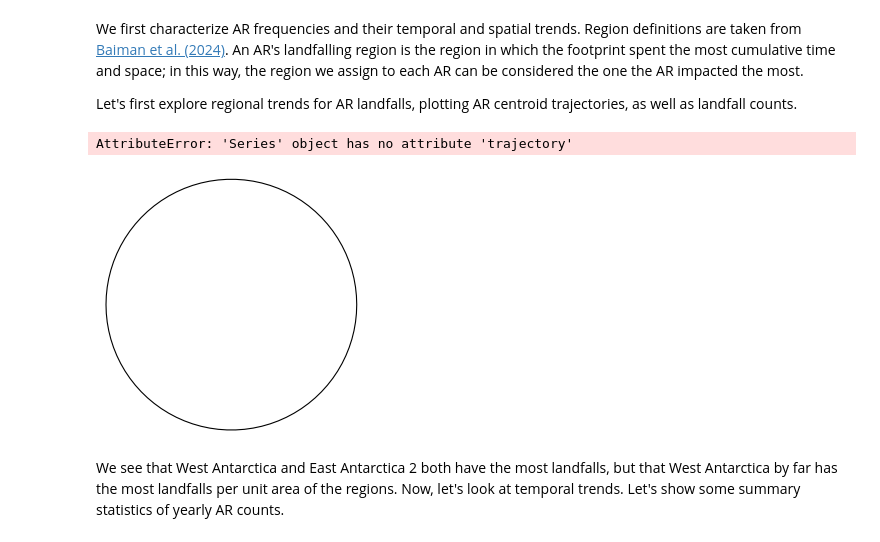
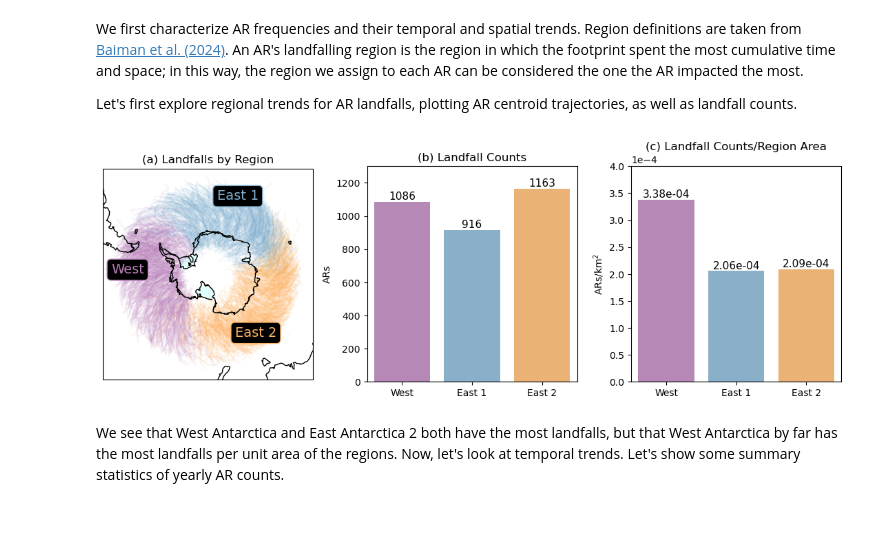
Before and after one commit to jbbutler/antarctic_AR_dataset, a Jupyter notebook: notebooks/dataset_explorations.ipynb, the cells around one changed output. Saved outputs shown, nothing was run; the diff lists cells and outputs as text; code cells hidden in the pictures.

```diff
--- a/notebooks/dataset_explorations.ipynb
+++ b/notebooks/dataset_explorations.ipynb
@@ -90,35 +119,58 @@ for label in region_defs.keys():
 # add geographic features to trajectory map
 ice_shelf_poly = cfeature.NaturalEarthFeature('physical', 'antarctic_ice_shelves_polys', '50m',edgecolor='none',facecolor='lightcyan') # 10m, 50m, 110m
 ax1.add_feature(ice_shelf_poly,linewidth=3)
 ice_shelf_line = cfeature.NaturalEarthFeature('physical', 'antarctic_ice_shelves_lines', '50m',edgecolor='black',facecolor='none') # 10m, 50m, 110m
 ax1.add_feature(ice_shelf_line,linewidth=1,zorder=13)
 ax1.coastlines(resolution='110m',linewidth=1,zorder=32)
 ax1.set_extent([-180,180,-90,-42], ccrs.PlateCarree())
 ax1.set_title('(a) Landfalls by Region')
 
 
 # add landfalling barcharts
 ax2 = plt.subplot(132)
 sns.countplot(dataset, x='region', ax=ax2, order=['West', 'East 1', 'East 2'], hue='region', palette=color_mapping)
+ax2.set_ylim(0, 1300)
 ax2.set_title('(b) Landfall Counts')
 ax2.set_ylabel('ARs')
 ax2.set_xlabel('')
+
+# add numbers
+for patch in ax2.patches:
+    height = patch.get_height()
+    if height > 0:
+        ax2.text(patch.get_x() + patch.get_width() / 2,
+                 height,
+                 f'{int(height)}',
+                 ha='center', va='bottom',
+                 fontsize=11)
 
 # add region normalized barcharts
 ax3 = plt.subplot(133)
 region_df = dataset.groupby('region').size()
 region_df = pd.concat([region_df.rename('count'), pd.Series(region_areas).rename('area')], axis=1, names=['region', 'area'])
 region_df['storms_per_area'] = region_df['count']/region_df['area']
-sns.barplot(data=region_df, x=region_df.index, y='storms_per_area', ax=ax3, order=['West', 'East 1', 'East 2'], hue=region_df.index, palette=color_mapping)
+sns.barplot(data=region_df, x=region_df.index, y='storms_per_area',
+            ax=ax3, order=['West', 'East 1', 'East 2'], hue=region_df.index,
+            palette=color_mapping)
+ax3.set_ylim(0, 4*10**(-4))
 ax3.set_title('(c) Landfall Counts/Region Area')
 ax3.ticklabel_format(style='sci', axis='y', scilimits=(0, 0))
 ax3.set_ylabel(r'ARs/km$^2$')
 ax3.set_xlabel('')
 
+# add numbers
+for patch in ax3.patches:
+    height = patch.get_height()
+    if height > 0:
+        ax3.text(patch.get_x() + patch.get_width() / 2,
+                 height,
+                 f'{height:.2e}',
+                 ha='center', va='bottom',
+                 fontsize=11)
+
 fig.tight_layout(pad=1)
 fig.savefig('../output/plots/regional_counts.png', dpi=300)
 # %% [output]
-AttributeError: 'Series' object has no attribute 'trajectory'
-[figure, old version]
+[figure, new version]
 # %% [markdown]
 We see that West Antarctica and East Antarctica 2 both have the most landfalls, but that West Antarctica by far has the most landfalls per unit area of the regions. Now, let's look at temporal trends. Let's show some summary statistics of yearly AR counts.
```
Also changed, not shown: parts of 22 cells of this notebook, 9 other files.
